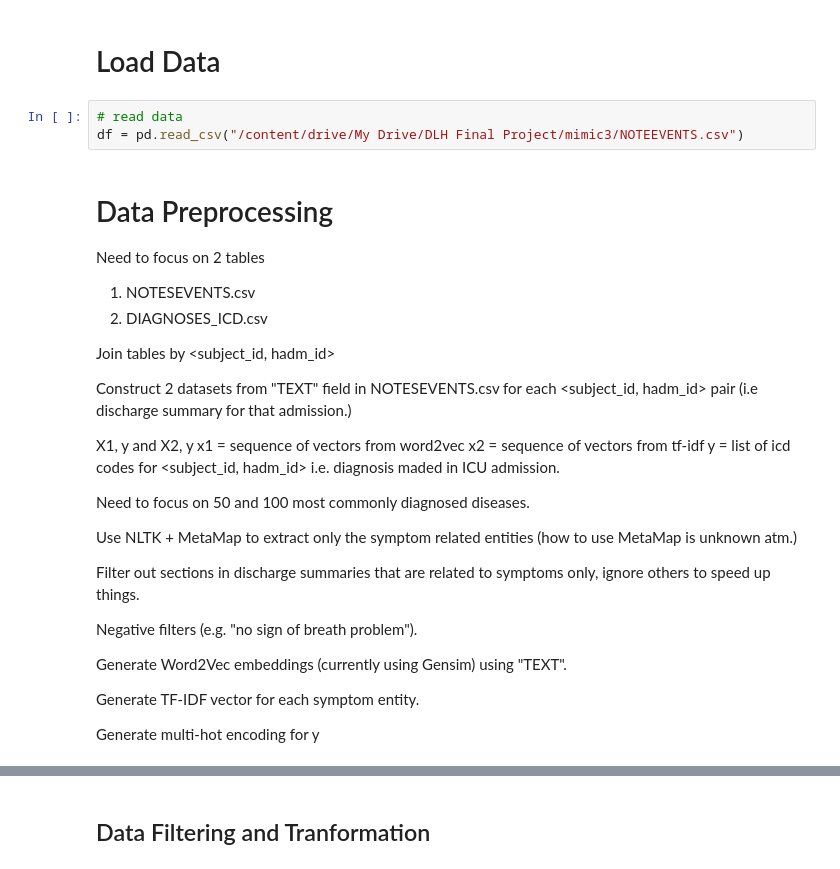
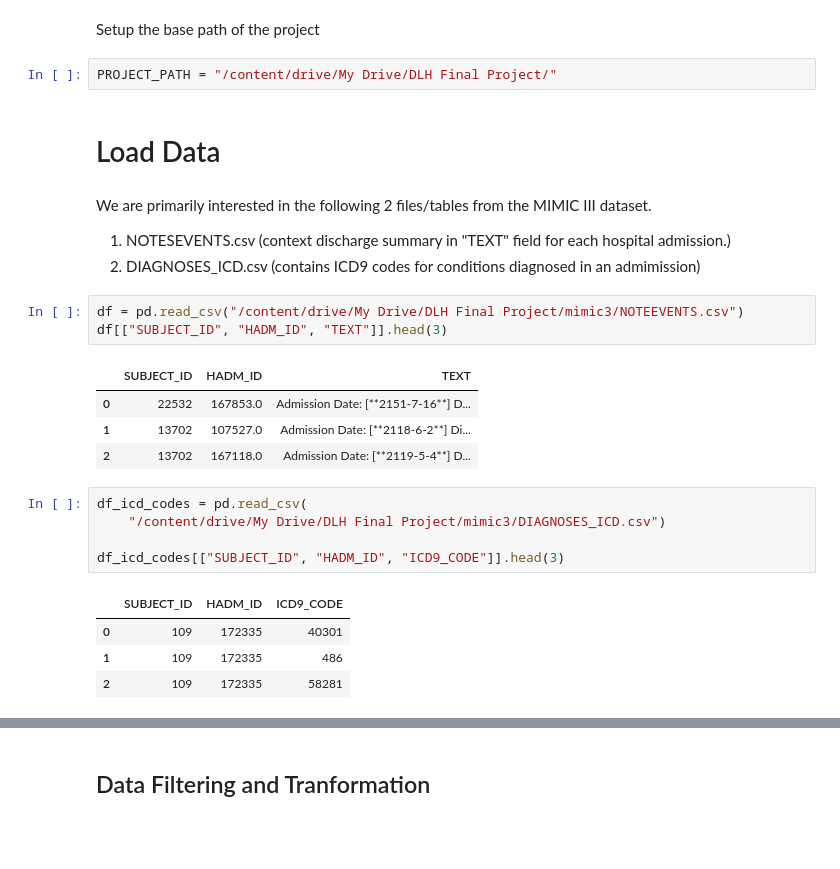
Before and after one commit to amyth18/Deep-Learning-Model-For-Disease-Prediction, a Jupyter notebook: CS598_Deep_Learning_For_Healthcare_Final_Project.ipynb, the cells around one changed output, grey strips where cells are left out. Cells and saved outputs as stored; diff of their text form; blank space fills up the shorter version.

```diff
--- a/CS598_Deep_Learning_For_Healthcare_Final_Project.ipynb
+++ b/CS598_Deep_Learning_For_Healthcare_Final_Project.ipynb
@@ -33,33 +42,28 @@ Mounted at /content/drive
+# %% [markdown]
+Setup the base path of the project
+# %%
+PROJECT_PATH = "/content/drive/My Drive/DLH Final Project/"
 # %% [markdown]
 # Load Data
+# %% [markdown]
+We are primarily interested in the following 2 files/tables from the MIMIC III dataset.
+1.   NOTESEVENTS.csv (context discharge summary in "TEXT" field for each hospital admission.)
+2.   DIAGNOSES_ICD.csv (contains ICD9 codes for conditions diagnosed in an admimission)
 # %%
-# read data
 df = pd.read_csv("/content/drive/My Drive/DLH Final Project/mimic3/NOTEEVENTS.csv")
+df[["SUBJECT_ID", "HADM_ID", "TEXT"]].head(3)
+# %% [output]
+|  | SUBJECT_ID | HADM_ID | TEXT |
+| 0 | 22532 | 167853.0 | Admission Date: [**2151-7-16**] D... |
+| 1 | 13702 | 107527.0 | Admission Date: [**2118-6-2**] Di... |
+| 2 | 13702 | 167118.0 | Admission Date: [**2119-5-4**] D... |
-# %% [markdown]
-# Data Preprocessing
-Need to focus on 2 tables
-1. NOTESEVENTS.csv
-2. DIAGNOSES_ICD.csv
-
-Join tables by <subject_id, hadm_id>
-
-Construct 2 datasets from "TEXT" field in NOTESEVENTS.csv for each <subject_id, hadm_id> pair (i.e discharge summary for that admission.)
-
-X1, y and X2, y
-x1 = sequence of vectors from word2vec
-x2 = sequence of vectors from tf-idf
-y = list of icd codes for <subject_id, hadm_id> i.e. diagnosis maded in ICU admission.
-
-Need to focus on 50 and 100 most commonly diagnosed diseases.
-
-Use NLTK + MetaMap to extract only the symptom related entities (how to use MetaMap is unknown atm.)
-
-Filter out sections in discharge summaries that are related to symptoms only, ignore others to speed up things.
-
-Negative filters (e.g. "no sign of breath problem").
-
-Generate Word2Vec embeddings (currently using Gensim) using "TEXT".
-
-Generate TF-IDF vector for each symptom entity.
-
-Generate multi-hot encoding for y
+# %%
+df_icd_codes = pd.read_csv(
+    "/content/drive/My Drive/DLH Final Project/mimic3/DIAGNOSES_ICD.csv")
+
+df_icd_codes[["SUBJECT_ID", "HADM_ID", "ICD9_CODE"]].head(3)
+# %% [output]
+|  | SUBJECT_ID | HADM_ID | ICD9_CODE |
+| 0 | 109 | 172335 | 40301 |
+| 1 | 109 | 172335 | 486 |
+| 2 | 109 | 172335 | 58281 |
```
Also changed, not shown: parts of 76 cells of this notebook.
